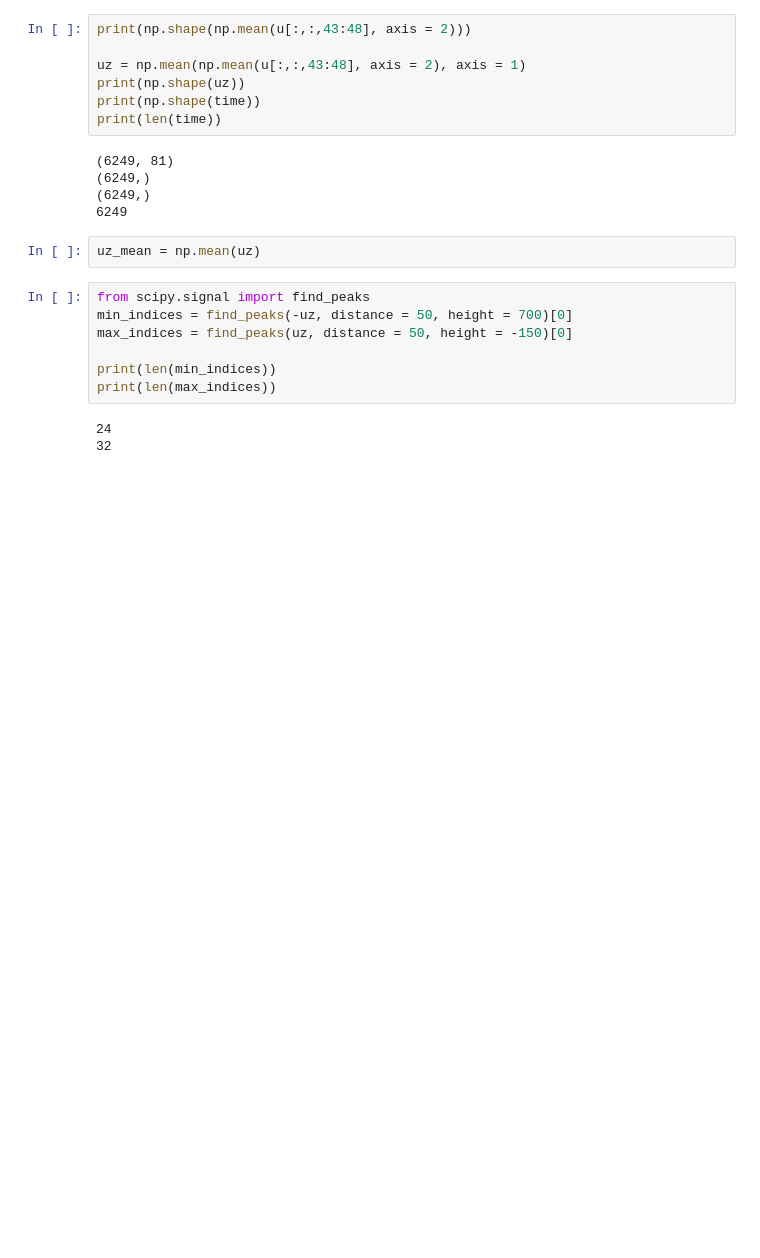
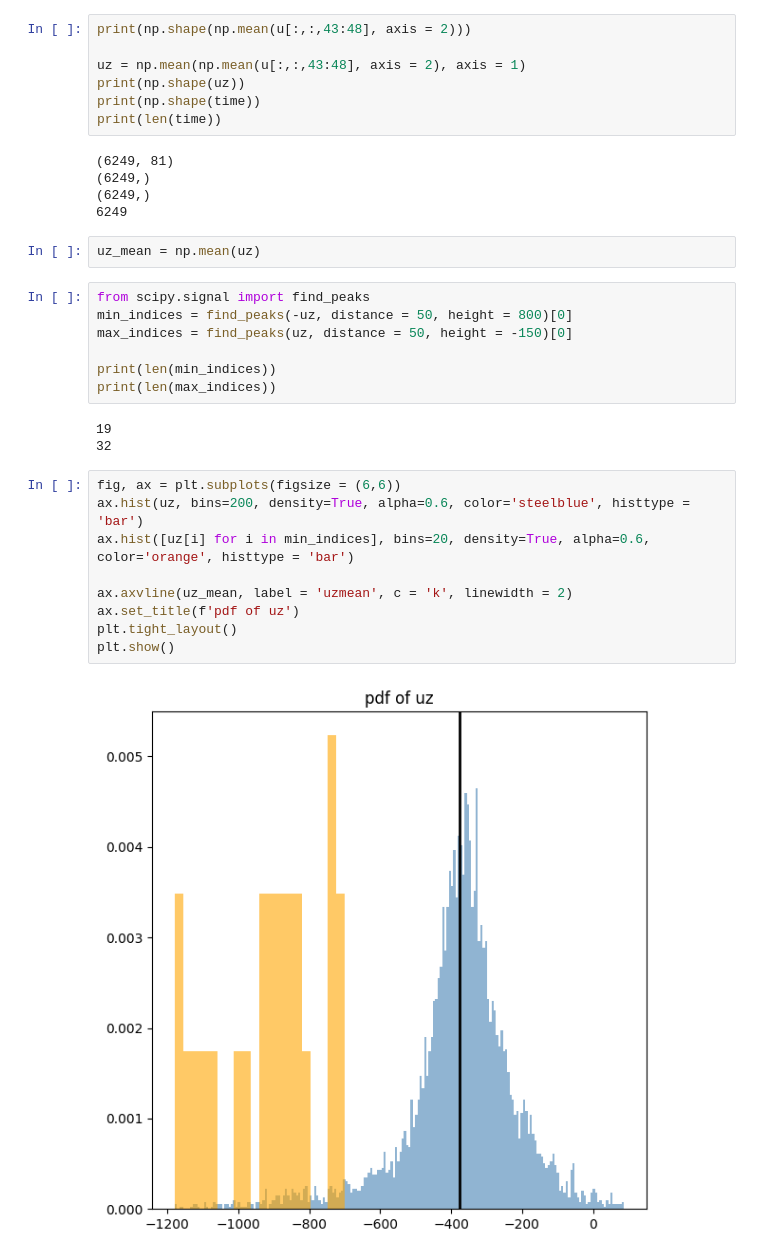
Before and after one commit to Julielmnt/Stage_M2, a Jupyter notebook: code/data_analysis.ipynb, the cells around one changed output. Drawn from its saved outputs; the diff is of its cells as text; blank space fills up the shorter version.

```diff
--- a/code/data_analysis.ipynb
+++ b/code/data_analysis.ipynb
@@ -36,14 +42,25 @@ print(len(time))
 uz_mean = np.mean(uz)
 # %%
 from scipy.signal import find_peaks
-min_indices = find_peaks(-uz, distance = 50, height = 700)[0]
+min_indices = find_peaks(-uz, distance = 50, height = 800)[0]
 max_indices = find_peaks(uz, distance = 50, height = -150)[0]
 
 print(len(min_indices))
 print(len(max_indices))
 # %% [output]
-24
+19
 32
+# %%
+fig, ax = plt.subplots(figsize = (6,6))
+ax.hist(uz, bins=200, density=True, alpha=0.6, color='steelblue', histtype = 'bar')
+ax.hist([uz[i] for i in min_indices], bins=20, density=True, alpha=0.6, color='orange', histtype = 'bar')
+
+ax.axvline(uz_mean, label = 'uzmean', c = 'k', linewidth = 2)
+ax.set_title(f'pdf of uz')
+plt.tight_layout()
+plt.show()
+# %% [output]
+[figure, added]
 # %%
 %matplotlib inline
 fig,ax = plt.subplots(figsize = (15, 8))
```
Also changed, not shown: parts of 15 cells of this notebook, 2 other files.
